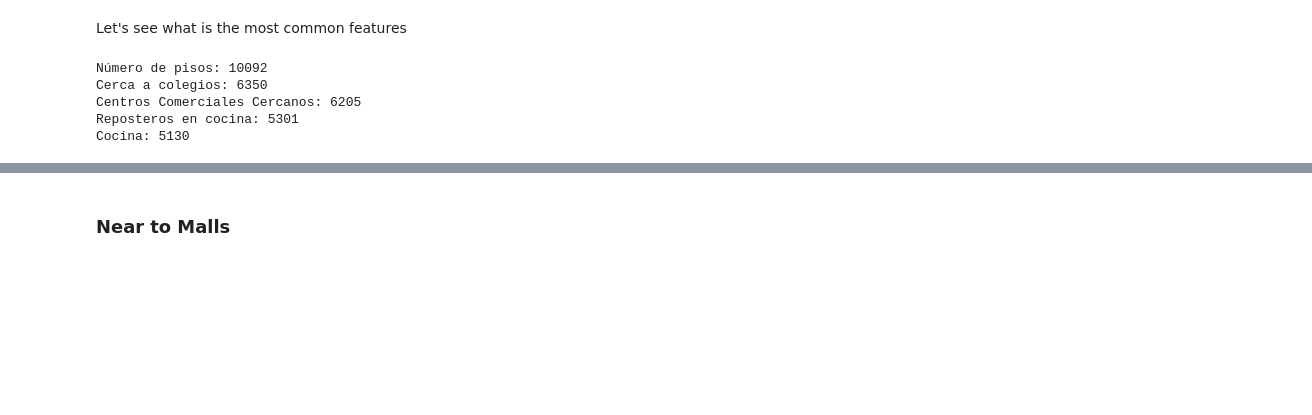
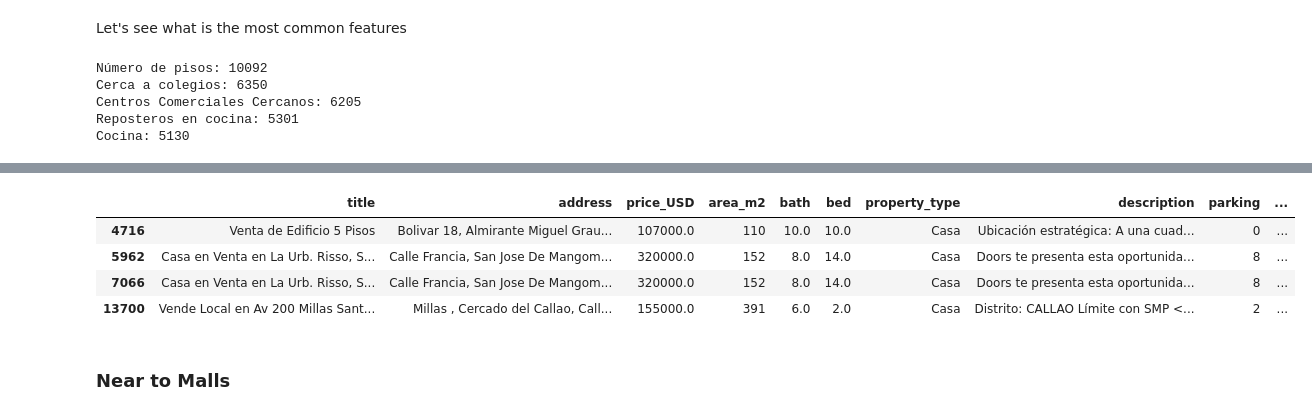
Before and after one commit to HugoGT/Vibi_model, a Jupyter notebook: ETL/02_urbania.ipynb, the cells around one changed output, grey strips where cells are left out. Saved outputs shown, nothing was run; the diff lists cells and outputs as text; code cells hidden in the pictures; blank space fills up the shorter version.

```diff
--- a/ETL/02_urbania.ipynb
+++ b/ETL/02_urbania.ipynb
@@ -61,3 +81,12 @@ Cocina: 5130
+# %%
+mask = df['general_features'].apply(lambda x: 'Número de locales comerciales' in x)
+df.loc[mask]
+# %% [output]
+|  | title | address | price_USD | area_m2 | bath | bed | property_type | description | parking | ... |
+| 4716 | Venta de Edificio 5 Pisos | Bolivar 18, Almirante Miguel Grau... | 107000.0 | 110 | 10.0 | 10.0 | Casa | Ubicación estratégica: A una cuad... | 0 | ... |
+| 5962 | Casa en Venta en La Urb. Risso, S... | Calle Francia, San Jose De Mangom... | 320000.0 | 152 | 8.0 | 14.0 | Casa | Doors te presenta esta oportunida... | 8 | ... |
+| 7066 | Casa en Venta en La Urb. Risso, S... | Calle Francia, San Jose De Mangom... | 320000.0 | 152 | 8.0 | 14.0 | Casa | Doors te presenta esta oportunida... | 8 | ... |
+| 13700 | Vende Local en Av 200 Millas Sant... | Millas , Cercado del Callao, Call... | 155000.0 | 391 | 6.0 | 2.0 | Casa | Distrito: CALLAO Límite con SMP <... | 2 | ... |
 # %%
 df['near_CC'] = np.zeros(df.shape[0], dtype=int)
 df['near_School'] = np.zeros(df.shape[0], dtype=int)
```
Also changed, not shown: parts of 7 cells of this notebook.
